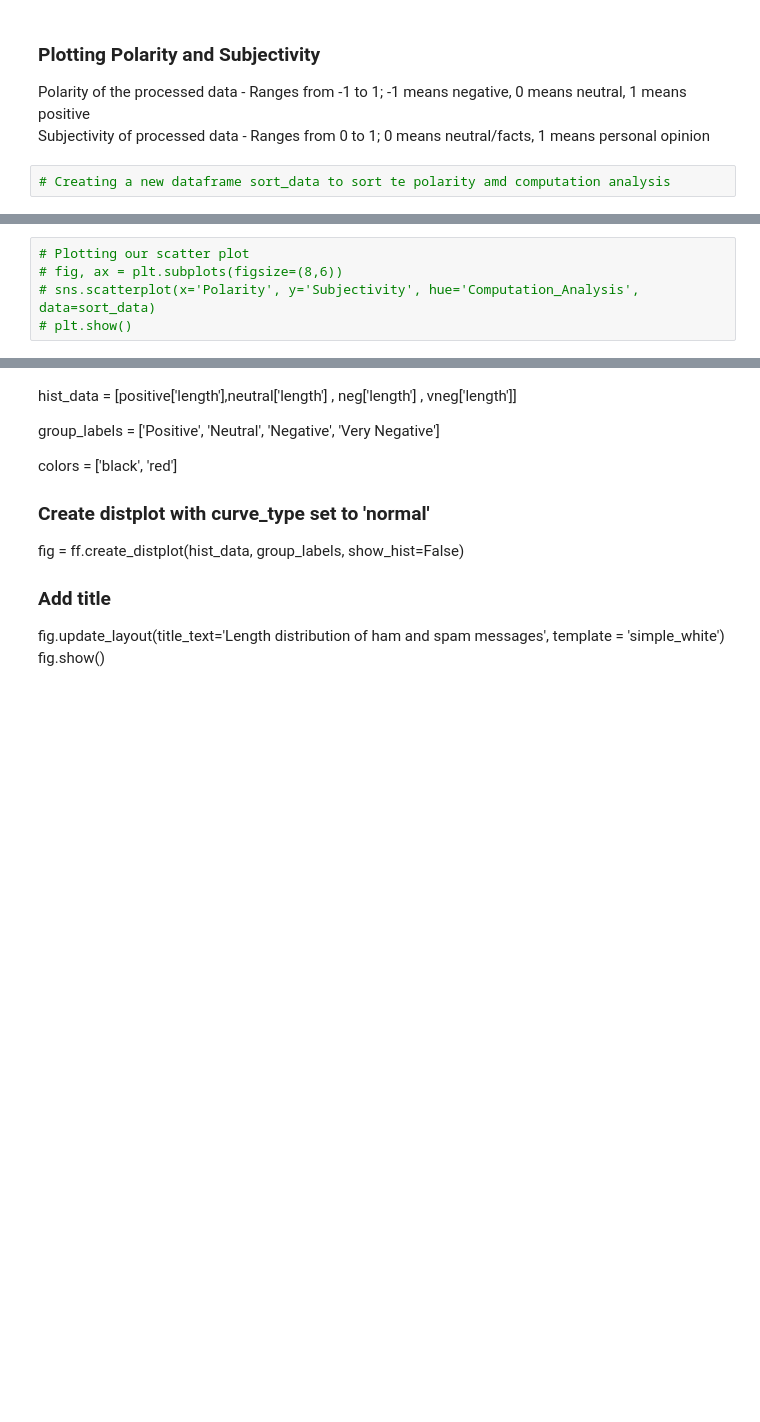
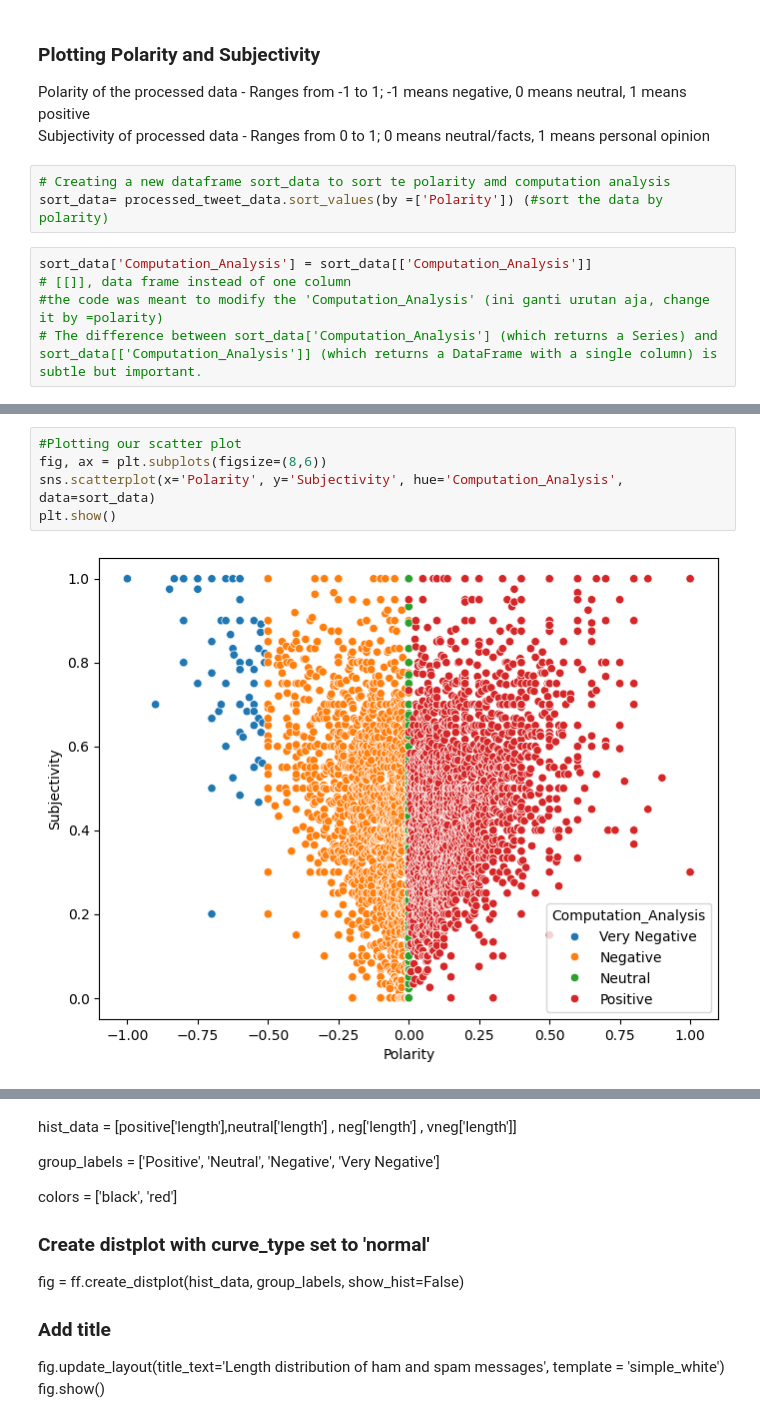
Before and after one commit to angelll19/MY-DAC-Curriculum, a Jupyter notebook: DAC-008_Intro_To_NLP/DAC-008_Sentiment_Analysis_1_Student.ipynb, the cells around one changed output, grey strips where cells are left out. Saved outputs shown, nothing was run; the diff lists cells and outputs as text; blank space fills up the shorter version.

```diff
--- a/DAC-008_Intro_To_NLP/DAC-008_Sentiment_Analysis_1_Student.ipynb
+++ b/DAC-008_Intro_To_NLP/DAC-008_Sentiment_Analysis_1_Student.ipynb
@@ -404,3 +406,9 @@ Polarity of the processed data - Ranges from -1 to 1; -1 means negative, 0 means
 Subjectivity of processed data - Ranges from 0 to 1; 0 means neutral/facts, 1 means personal opinion
 # %%
 # Creating a new dataframe sort_data to sort te polarity amd computation analysis
+sort_data= processed_tweet_data.sort_values(by =['Polarity']) (#sort the data by polarity)
+# %%
+sort_data['Computation_Analysis'] = sort_data[['Computation_Analysis']]
+# [[]], data frame instead of one column
+#the code was meant to modify the 'Computation_Analysis' (ini ganti urutan aja, change it by =polarity)
+# The difference between sort_data['Computation_Analysis'] (which returns a Series) and sort_data[['Computation_Analysis']] (which returns a DataFrame with a single column) is subtle but important.
@@ -407,8 +429,10 @@ Subjectivity of processed data - Ranges from 0 to 1; 0 means neutral/facts, 1 me
 # %%
-# Plotting our scatter plot
-# fig, ax = plt.subplots(figsize=(8,6))
-# sns.scatterplot(x='Polarity', y='Subjectivity', hue='Computation_Analysis', data=sort_data)
-# plt.show()
+#Plotting our scatter plot
+fig, ax = plt.subplots(figsize=(8,6))
+sns.scatterplot(x='Polarity', y='Subjectivity', hue='Computation_Analysis', data=sort_data)
+plt.show()
+# %% [output]
+[figure, added]
 # %%
 # Creating our variables to store each column
 # !pip install plotly
```
Also changed, not shown: parts of 29 cells of this notebook, 1 other file.
